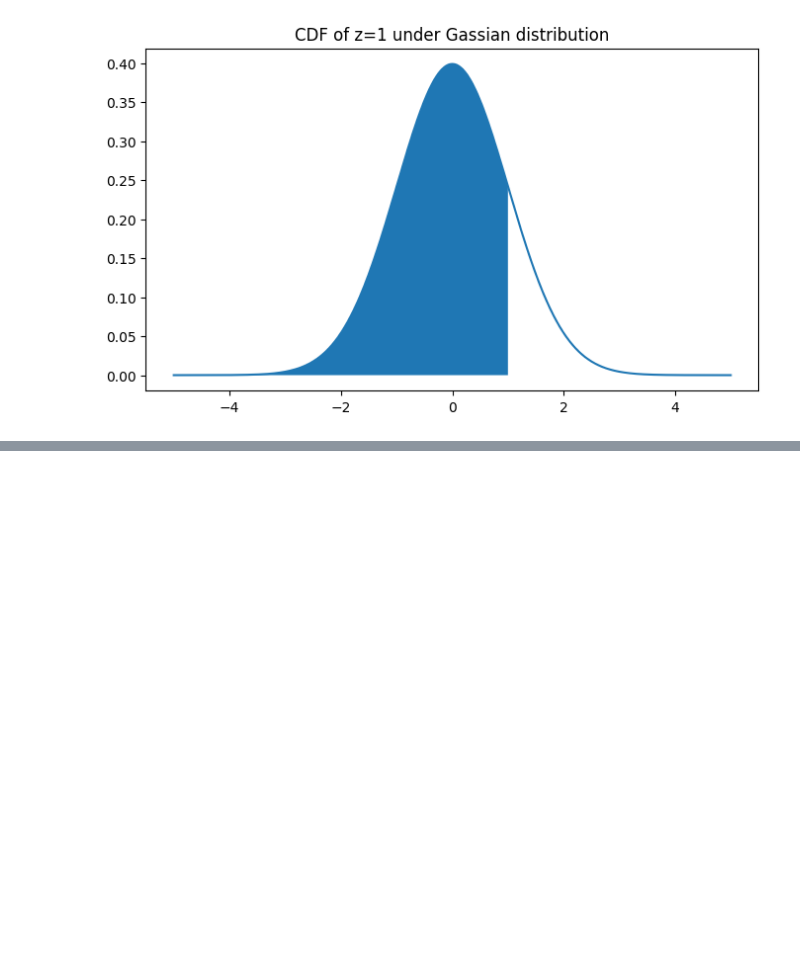
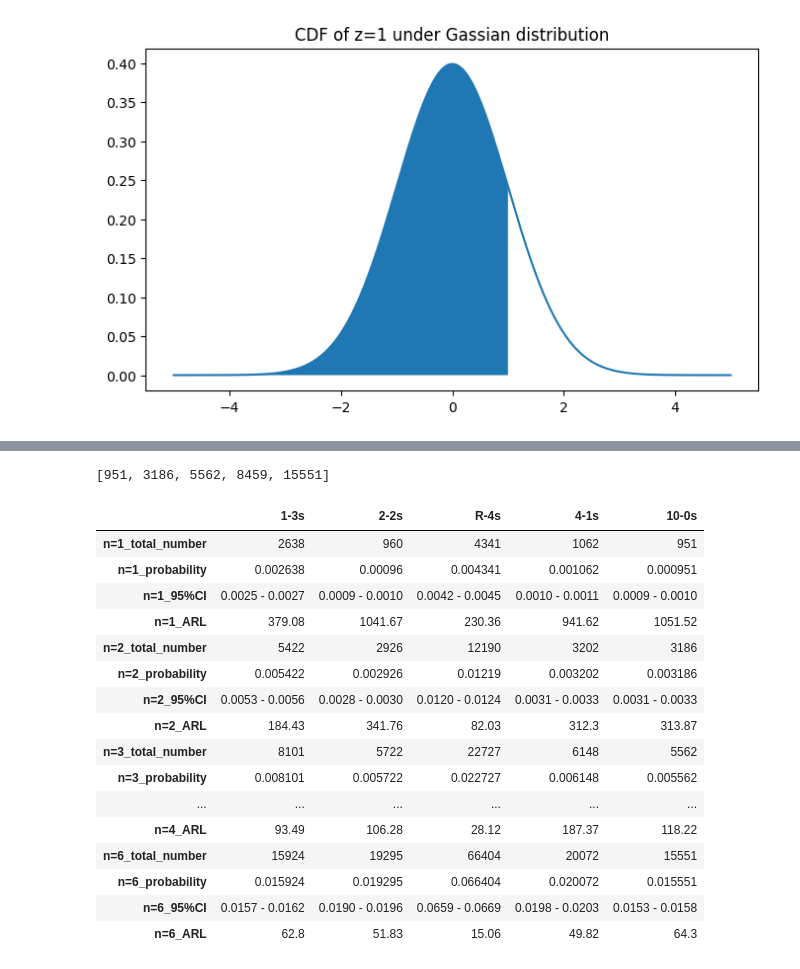
Before and after one commit to tsztokong/qc_demo, a Jupyter notebook: blog_jupyter_notebook.ipynb, the cells around one changed output, grey strips where cells are left out. Cells and saved outputs as stored; diff of their text form; code cells hidden in the pictures; blank space fills up the shorter version.

```diff
--- a/blog_jupyter_notebook.ipynb
+++ b/blog_jupyter_notebook.ipynb
@@ -48,9 +57,0 @@ qc_df.head()
-# %%
-for i in range(1, 7):
-    qc_df['QC{}_3s'.format(i)] = qc_df['QC{}'.format(i)].abs() > 3
-    qc_df['QC{}_p2s'.format(i)] = qc_df['QC{}'.format(i)] > 2
-    qc_df['QC{}_n2s'.format(i)] = qc_df['QC{}'.format(i)] < -2
-    qc_df['QC{}_p1s'.format(i)] = qc_df['QC{}'.format(i)] > 1
-    qc_df['QC{}_n1s'.format(i)] = qc_df['QC{}'.format(i)] < -1
-    qc_df['QC{}_p'.format(i)] = qc_df['QC{}'.format(i)] > 0
-    qc_df['QC{}_n'.format(i)] = qc_df['QC{}'.format(i)] < 0
@@ -66,0 +187,54 @@ qc_df.head()
+# %%
+print([sum(qc_df['QC_L={}_{}'.format(x, '10-0s')] == True) for x in [1, 2, 3, 4, 6]])
+# %% [output]
+[951, 3186, 5562, 8459, 15551]
+# %%
+#Return results
+individual_rule_dict = dict()
+n_list = [1,2,3,4,6]
+rule_list = ['1-3s', '2-2s', 'R-4s', '4-1s', '10-0s']
+df_len = len(qc_df)
+
+#Runing total numbers
+for n in n_list:
+    temp_list = []
+    for rule in rule_list:
+        temp_list.append(sum(qc_df['QC_L={}_{}'.format(n, rule)]))
+    individual_rule_dict['n={}_total_number'.format(n)] = temp_list
+
+#Running probability
+for n in n_list:
+    individual_rule_dict['n={}_probability'.format(n)] = [i/df_len for i in individual_rule_dict['n={}_total_number'.format(n)]]
+    individual_rule_dict['n={}_ARL'.format(n)] = [round((1/i), 2) for i in individual_rule_dict['n={}_probability'.format(n)]]
+    individual_rule_dict['n={}_95%CI'.format(n)] = ['{:.4f} - {:.4f}'.format(i-math.sqrt((i*(1-i)/df_len))*1.96,
+                                                           i+math.sqrt((i*(1-i)/df_len))*1.96)
+                                          for i in individual_rule_dict['n={}_probability'.format(n)]]
+# %%
+individual_rule_probabilities = pd.DataFrame(data = individual_rule_dict,
+                                             index= rule_list).transpose()
+# %%
+index_list_1 = []
+for i in [1,2,3,4,6]:
+    for j in ['_total_number', '_probability', '_95%CI', '_ARL']:
+        index_list_1.append('n='+str(i)+j)
+individual_rule_probabilities = individual_rule_probabilities.reindex(index_list_1)
+# %%
+individual_rule_probabilities
+# %% [output]
+|  | 1-3s | 2-2s | R-4s | 4-1s | 10-0s |
+| n=1_total_number | 2638 | 960 | 4341 | 1062 | 951 |
+| n=1_probability | 0.002638 | 0.00096 | 0.004341 | 0.001062 | 0.000951 |
+| n=1_95%CI | 0.0025 - 0.0027 | 0.0009 - 0.0010 | 0.0042 - 0.0045 | 0.0010 - 0.0011 | 0.0009 - 0.0010 |
+| n=1_ARL | 379.08 | 1041.67 | 230.36 | 941.62 | 1051.52 |
+| n=2_total_number | 5422 | 2926 | 12190 | 3202 | 3186 |
+| n=2_probability | 0.005422 | 0.002926 | 0.01219 | 0.003202 | 0.003186 |
+| n=2_95%CI | 0.0053 - 0.0056 | 0.0028 - 0.0030 | 0.0120 - 0.0124 | 0.0031 - 0.0033 | 0.0031 - 0.0033 |
+| n=2_ARL | 184.43 | 341.76 | 82.03 | 312.3 | 313.87 |
+| n=3_total_number | 8101 | 5722 | 22727 | 6148 | 5562 |
+| n=3_probability | 0.008101 | 0.005722 | 0.022727 | 0.006148 | 0.005562 |
+| ... | ... | ... | ... | ... | ... |
+| n=4_ARL | 93.49 | 106.28 | 28.12 | 187.37 | 118.22 |
+| n=6_total_number | 15924 | 19295 | 66404 | 20072 | 15551 |
+| n=6_probability | 0.015924 | 0.019295 | 0.066404 | 0.020072 | 0.015551 |
+| n=6_95%CI | 0.0157 - 0.0162 | 0.0190 - 0.0196 | 0.0659 - 0.0669 | 0.0198 - 0.0203 | 0.0153 - 0.0158 |
+| n=6_ARL | 62.8 | 51.83 | 15.06 | 49.82 | 64.3 |
```
Also changed, not shown: parts of 13 cells of this notebook.
